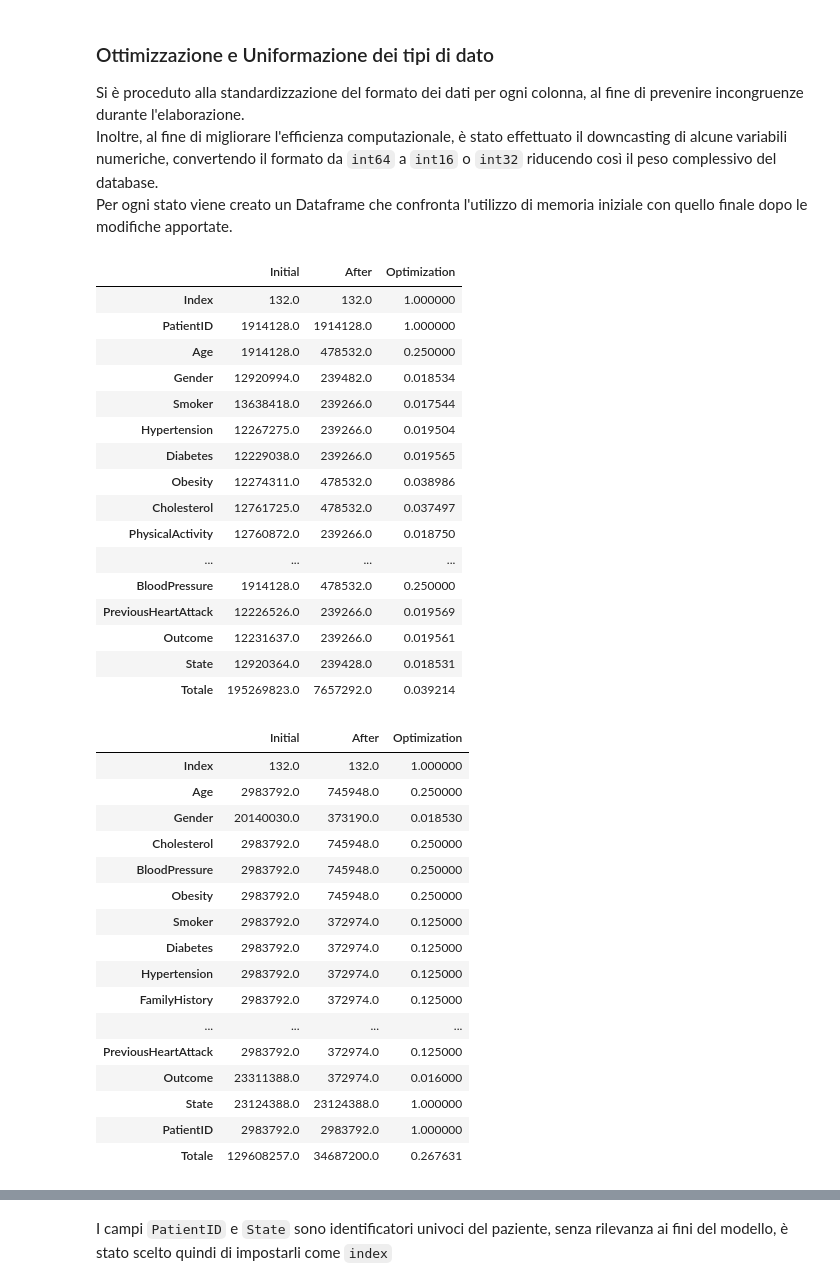
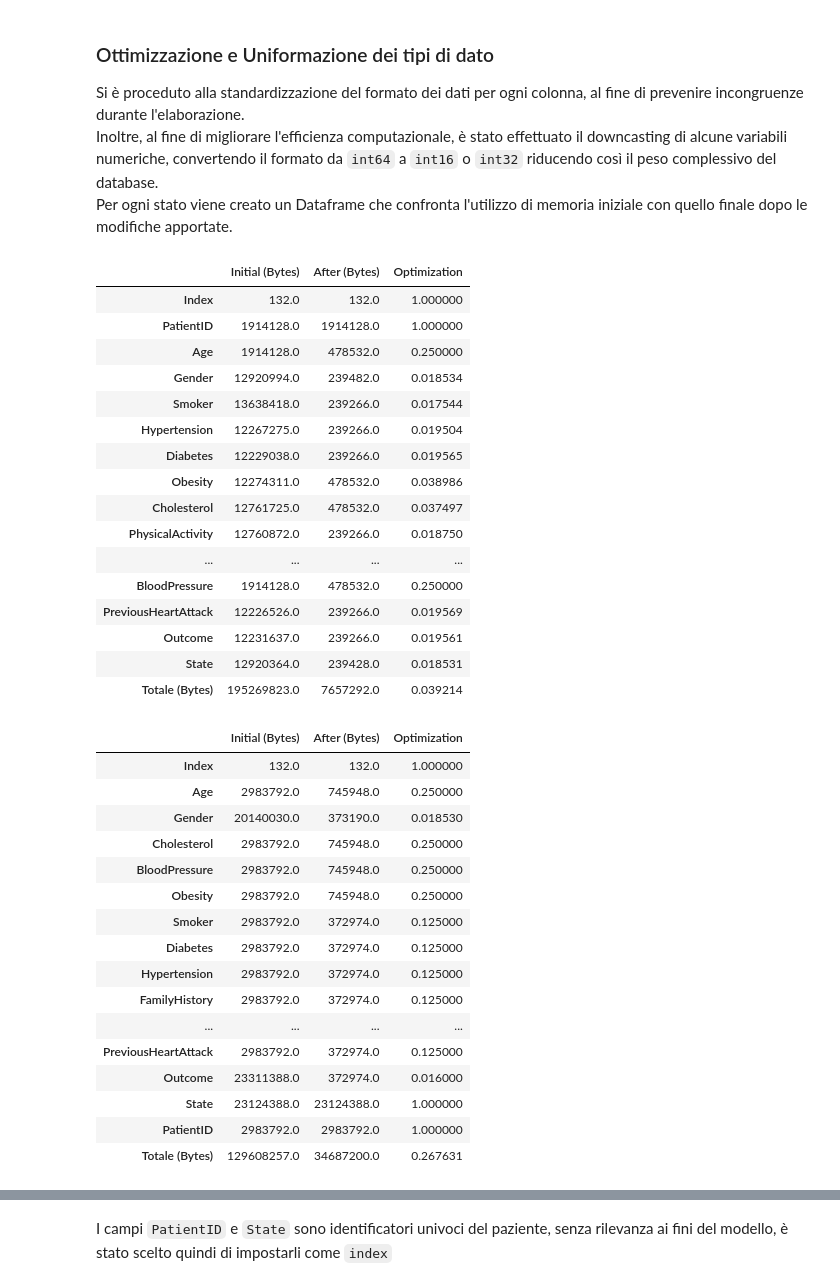
Before and after one commit to miriamsonaglia/Heart-Attack-Prediction-Model, a Jupyter notebook: DataIntensive.ipynb, the cells around one changed output, grey strips where cells are left out. Cells and saved outputs as stored; diff of their text form; code cells hidden in the pictures.

```diff
--- a/DataIntensive.ipynb
+++ b/DataIntensive.ipynb
@@ -301,20 +294,9 @@ china['PreviousHeartAttack'] = china['PreviousHeartAttack'].map({'Yes':True, 'No
 
 end_memory = china.memory_usage(deep=True)
 # %%
-'''
-china_memory_df['Initial (Bytes)'] = initial_memory
-china_memory_df['After (Bytes)'] = end_memory
-china_memory_df['Optimization'] = end_memory / initial_memory
-china_memory_df.loc['Totale (Bytes)'] = [
-    initial_memory.sum(),
-    end_memory.sum(),
-    end_memory.sum() / initial_memory.sum()
-]
-china_memory_df
-'''
 memory_benchmark_df(starting_memory=initial_memory, optimized_memory=end_memory)
 # %% [output]
-|  | Initial | After | Optimization |
+|  | Initial (Bytes) | After (Bytes) | Optimization |
 | Index | 132.0 | 132.0 | 1.000000 |
 | PatientID | 1914128.0 | 1914128.0 | 1.000000 |
 | Age | 1914128.0 | 478532.0 | 0.250000 |
@@ -330,7 +312,7 @@ memory_benchmark_df(starting_memory=initial_memory, optimized_memory=end_memory)
 | PreviousHeartAttack | 12226526.0 | 239266.0 | 0.019569 |
 | Outcome | 12231637.0 | 239266.0 | 0.019561 |
 | State | 12920364.0 | 239428.0 | 0.018531 |
-| Totale | 195269823.0 | 7657292.0 | 0.039214 |
+| Totale (Bytes) | 195269823.0 | 7657292.0 | 0.039214 |
 # %%
 initial_memory = unitedStates.memory_usage(deep=True)
 
@@ -365,20 +347,9 @@ unitedStates['HealthyDiet'] = unitedStates['HealthyDiet'].map({"Healthy": True,
 
 end_memory = unitedStates.memory_usage(deep=True)
 # %%
-'''
-us_memory_df['Initial (Bytes)'] = initial_memory
-us_memory_df['After (Bytes)'] = end_memory
-us_memory_df['Optimization'] = end_memory / initial_memory
-us_memory_df.loc['Totale (Bytes)'] = [
-    initial_memory.sum(),
-    end_memory.sum(),
-    end_memory.sum() / initial_memory.sum()
-]
-us_memory_df
-'''
 memory_benchmark_df(starting_memory=initial_memory, optimized_memory=end_memory)
 # %% [output]
-|  | Initial | After | Optimization |
+|  | Initial (Bytes) | After (Bytes) | Optimization |
 | Index | 132.0 | 132.0 | 1.000000 |
 | Age | 2983792.0 | 745948.0 | 0.250000 |
 | Gender | 20140030.0 | 373190.0 | 0.018530 |
@@ -394,7 +365,7 @@ memory_benchmark_df(starting_memory=initial_memory, optimized_memory=end_memory)
 | Outcome | 23311388.0 | 372974.0 | 0.016000 |
 | State | 23124388.0 | 23124388.0 | 1.000000 |
 | PatientID | 2983792.0 | 2983792.0 | 1.000000 |
-| Totale | 129608257.0 | 34687200.0 | 0.267631 |
+| Totale (Bytes) | 129608257.0 | 34687200.0 | 0.267631 |
 # %%
 initial_memory = india.memory_usage(deep=True)
 
```
Also changed, not shown: parts of 27 cells of this notebook, 4 other files.
